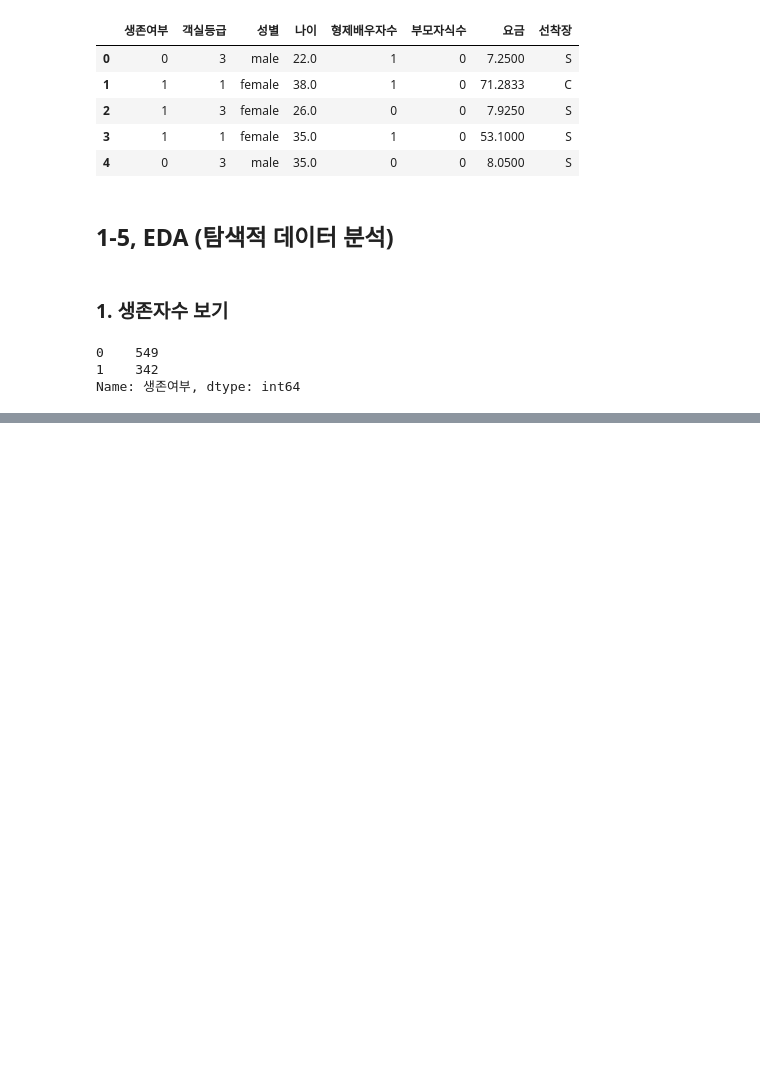
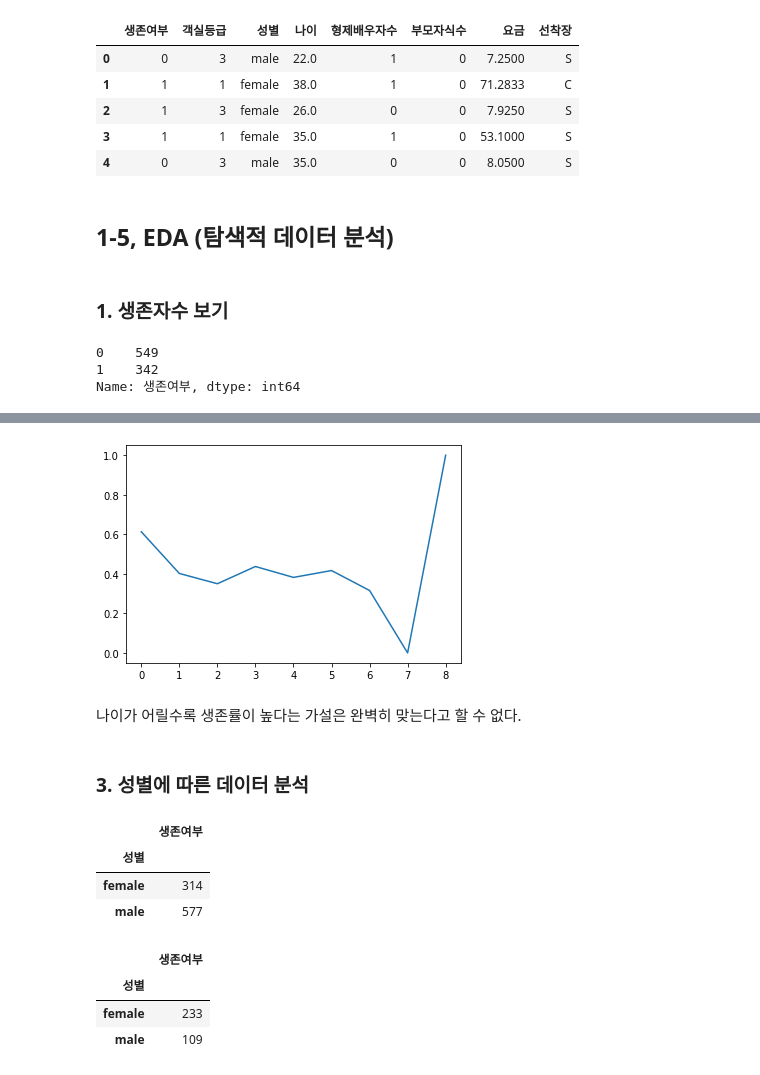
Before and after one commit to RlxDn/Bigdata, a Jupyter notebook: 40_데이터분석 실습/01_Titanic.ipynb, the cells around one changed output, grey strips where cells are left out. Cells and saved outputs as stored; diff of their text form; code cells hidden in the pictures; blank space fills up the shorter version.

```diff
--- a/40_데이터분석 실습/01_Titanic.ipynb
+++ b/40_데이터분석 실습/01_Titanic.ipynb
@@ -149,0 +185,5 @@ NameError: name 'plt' is not defined
+# %%
+survival_rate = []
+for i in range(10, 91, 10): # 10~90
+    survival_rate.append(df.loc[(df.나이 >= i-10) & (df.나이 < i), '생존여부'].mean())
+survival_rate
@@ -149,0 +200,23 @@ NameError: name 'plt' is not defined
+# %%
+sns.lineplot(data=survival_rate)
+plt.show()
+# %% [output]
+[figure, added]
+# %% [markdown]
+나이가 어릴수록 생존률이 높다는 가설은 완벽히 맞는다고 할 수 없다.
+# %% [markdown]
+### 3. 성별에 따른 데이터 분석
+# %%
+df.groupby('성별')['생존여부'].count().to_frame()
+# %% [output]
+|  | 생존여부 |
+| 성별 |  |
+| female | 314 |
+| male | 577 |
+# %%
+df.groupby('성별')['생존여부'].sum().to_frame()
+# %% [output]
+|  | 생존여부 |
+| 성별 |  |
+| female | 233 |
+| male | 109 |
```
Also changed, not shown: parts of 16 cells of this notebook.
